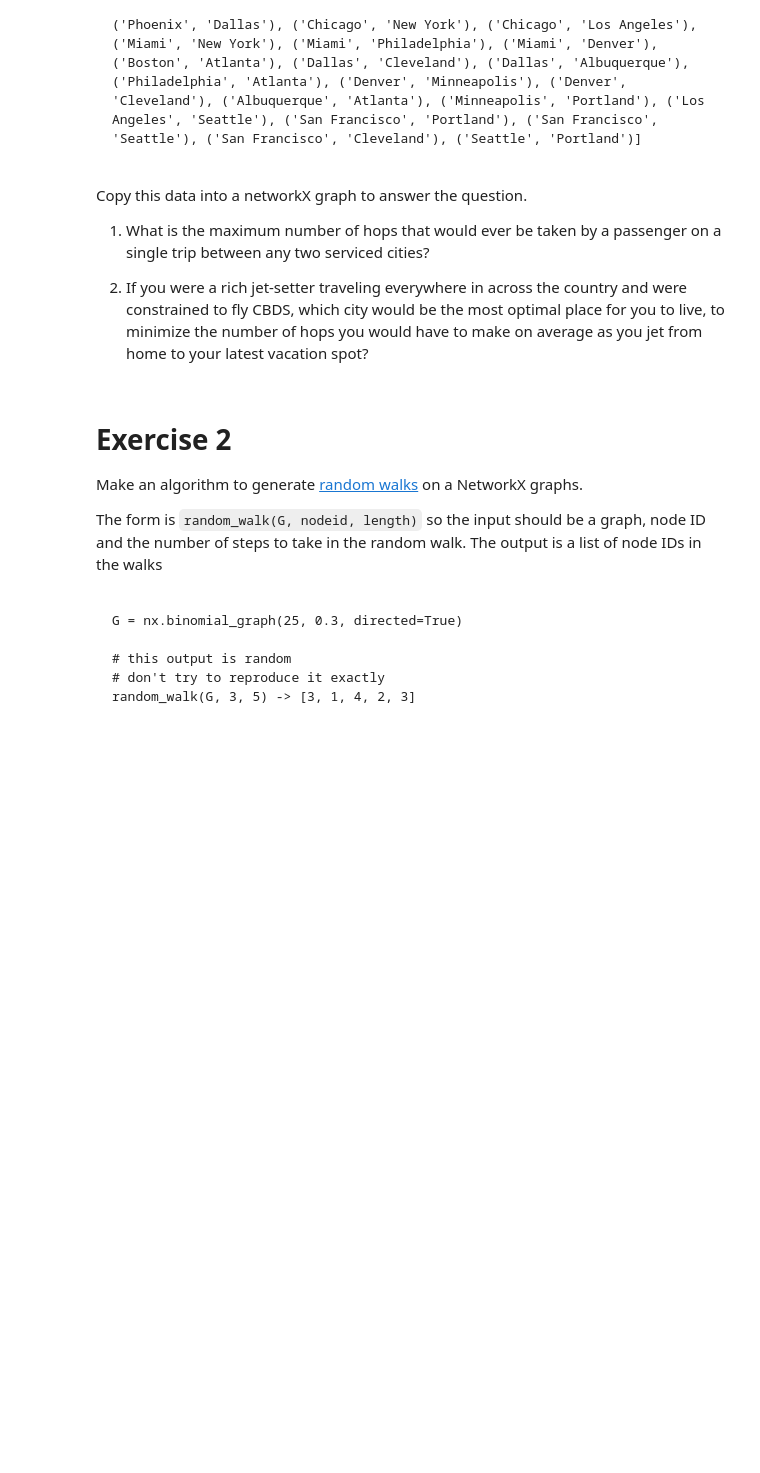
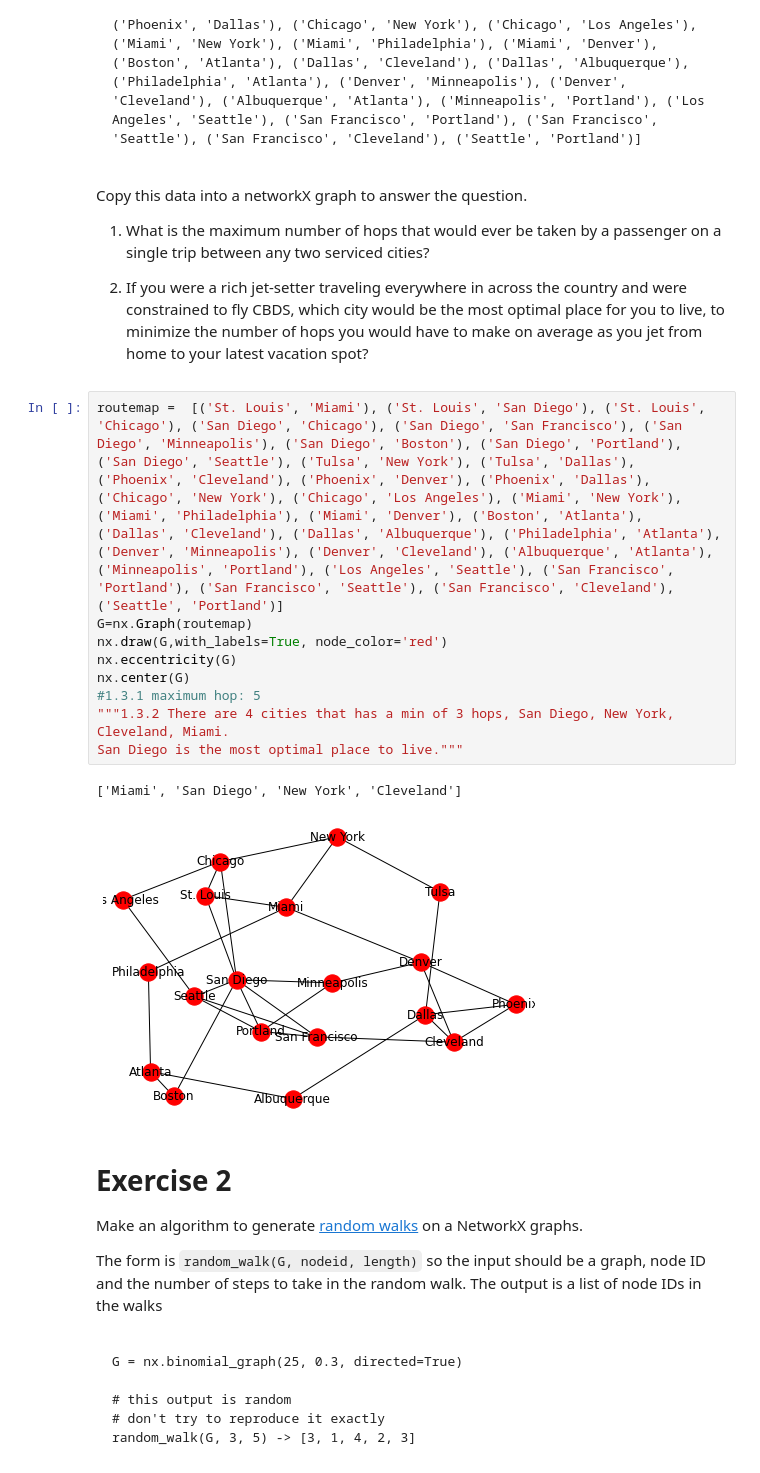
Before and after one commit to cb-ds-1/m1-11-networks, a Jupyter notebook: Workshop Graphs.ipynb, the cells around one changed output. Drawn from its saved outputs; the diff is of its cells as text; blank space fills up the shorter version.

```diff
--- a/Workshop Graphs.ipynb
+++ b/Workshop Graphs.ipynb
@@ -36,6 +67,18 @@ Copy this data into a networkX graph to answer the question.
 1. What is the maximum number of hops that would ever be taken by a passenger on a single trip between any two serviced cities?
 
 2. If you were a rich jet-setter traveling everywhere in across the country and were constrained to fly CBDS, which city would be the most optimal place for you to live, to minimize the number of hops you would have to make on average as you jet from home to your latest vacation spot?
+# %%
+routemap =  [('St. Louis', 'Miami'), ('St. Louis', 'San Diego'), ('St. Louis', 'Chicago'), ('San Diego', 'Chicago'), ('San Diego', 'San Francisco'), ('San Diego', 'Minneapolis'), ('San Diego', 'Boston'), ('San Diego', 'Portland'), ('San Diego', 'Seattle'), ('Tulsa', 'New York'), ('Tulsa', 'Dallas'), ('Phoenix', 'Cleveland'), ('Phoenix', 'Denver'), ('Phoenix', 'Dallas'), ('Chicago', 'New York'), ('Chicago', 'Los Angeles'), ('Miami', 'New York'), ('Miami', 'Philadelphia'), ('Miami', 'Denver'), ('Boston', 'Atlanta'), ('Dallas', 'Cleveland'), ('Dallas', 'Albuquerque'), ('Philadelphia', 'Atlanta'), ('Denver', 'Minneapolis'), ('Denver', 'Cleveland'), ('Albuquerque', 'Atlanta'), ('Minneapolis', 'Portland'), ('Los Angeles', 'Seattle'), ('San Francisco', 'Portland'), ('San Francisco', 'Seattle'), ('San Francisco', 'Cleveland'), ('Seattle', 'Portland')]
+G=nx.Graph(routemap)
+nx.draw(G,with_labels=True, node_color='red')
+nx.eccentricity(G)
+nx.center(G)
+#1.3.1 maximum hop: 5
+"""1.3.2 There are 4 cities that has a min of 3 hops, San Diego, New York, Cleveland, Miami.
+San Diego is the most optimal place to live."""
+# %% [output]
+['Miami', 'San Diego', 'New York', 'Cleveland']
+[figure, added]
 # %% [markdown]
 # Exercise 2
 
```
Also changed, not shown: parts of 4 cells of this notebook, 1 other file.
